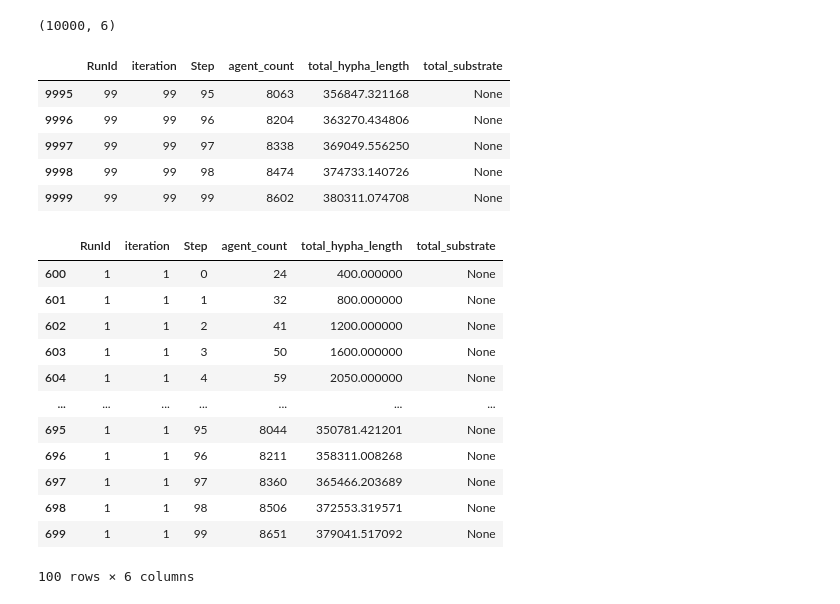
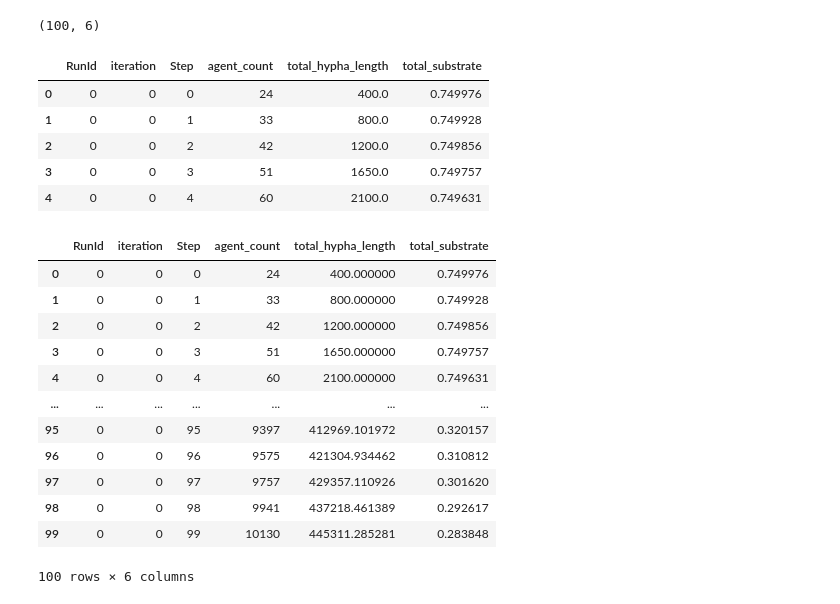
Before and after one commit to tedbjurlin/fungi-final-project-285, a Jupyter notebook: fungi.ipynb, the cells around one changed output. Saved outputs shown, nothing was run; the diff lists cells and outputs as text; code cells hidden in the pictures.

```diff
--- a/fungi.ipynb
+++ b/fungi.ipynb
@@ -13,9 +18,9 @@ parameters = {}
 run = batch_run(
     FungiModel,
     parameters,
-    number_processes=None,
+    number_processes=1,
     data_collection_period=1,
-    iterations=100,
+    iterations=1,
     max_steps=99,
 )
 # %%
@@ -23,31 +28,31 @@ batch_df = pd.DataFrame(run)
 # %%
 batch_df.shape
 # %% [output]
-(10000, 6)
+(100, 6)
 # %%
-batch_df.tail()
+batch_df.head()
 # %% [output]
 |  | RunId | iteration | Step | agent_count | total_hypha_length | total_substrate |
-| 9995 | 99 | 99 | 95 | 8063 | 356847.321168 | None |
-| 9996 | 99 | 99 | 96 | 8204 | 363270.434806 | None |
-| 9997 | 99 | 99 | 97 | 8338 | 369049.556250 | None |
-| 9998 | 99 | 99 | 98 | 8474 | 374733.140726 | None |
-| 9999 | 99 | 99 | 99 | 8602 | 380311.074708 | None |
+| 0 | 0 | 0 | 0 | 24 | 400.0 | 0.749976 |
+| 1 | 0 | 0 | 1 | 33 | 800.0 | 0.749928 |
+| 2 | 0 | 0 | 2 | 42 | 1200.0 | 0.749856 |
+| 3 | 0 | 0 | 3 | 51 | 1650.0 | 0.749757 |
+| 4 | 0 | 0 | 4 | 60 | 2100.0 | 0.749631 |
 # %%
-batch_df[batch_df["iteration"] == 1]
+batch_df[batch_df["iteration"] == 0]
 # %% [output]
 |  | RunId | iteration | Step | agent_count | total_hypha_length | total_substrate |
-| 600 | 1 | 1 | 0 | 24 | 400.000000 | None |
-| 601 | 1 | 1 | 1 | 32 | 800.000000 | None |
-| 602 | 1 | 1 | 2 | 41 | 1200.000000 | None |
-| 603 | 1 | 1 | 3 | 50 | 1600.000000 | None |
-| 604 | 1 | 1 | 4 | 59 | 2050.000000 | None |
+| 0 | 0 | 0 | 0 | 24 | 400.000000 | 0.749976 |
+| 1 | 0 | 0 | 1 | 33 | 800.000000 | 0.749928 |
+| 2 | 0 | 0 | 2 | 42 | 1200.000000 | 0.749856 |
+| 3 | 0 | 0 | 3 | 51 | 1650.000000 | 0.749757 |
+| 4 | 0 | 0 | 4 | 60 | 2100.000000 | 0.749631 |
 | ... | ... | ... | ... | ... | ... | ... |
-| 695 | 1 | 1 | 95 | 8044 | 350781.421201 | None |
-| 696 | 1 | 1 | 96 | 8211 | 358311.008268 | None |
-| 697 | 1 | 1 | 97 | 8360 | 365466.203689 | None |
-| 698 | 1 | 1 | 98 | 8506 | 372553.319571 | None |
-| 699 | 1 | 1 | 99 | 8651 | 379041.517092 | None |
+| 95 | 0 | 0 | 95 | 9397 | 412969.101972 | 0.320157 |
+| 96 | 0 | 0 | 96 | 9575 | 421304.934462 | 0.310812 |
+| 97 | 0 | 0 | 97 | 9757 | 429357.110926 | 0.301620 |
+| 98 | 0 | 0 | 98 | 9941 | 437218.461389 | 0.292617 |
+| 99 | 0 | 0 | 99 | 10130 | 445311.285281 | 0.283848 |
 100 rows × 6 columns
 # %%
 batch_df[batch_df["Step"] == 0]
```
Also changed, not shown: parts of 4 cells of this notebook, 2 other files.
